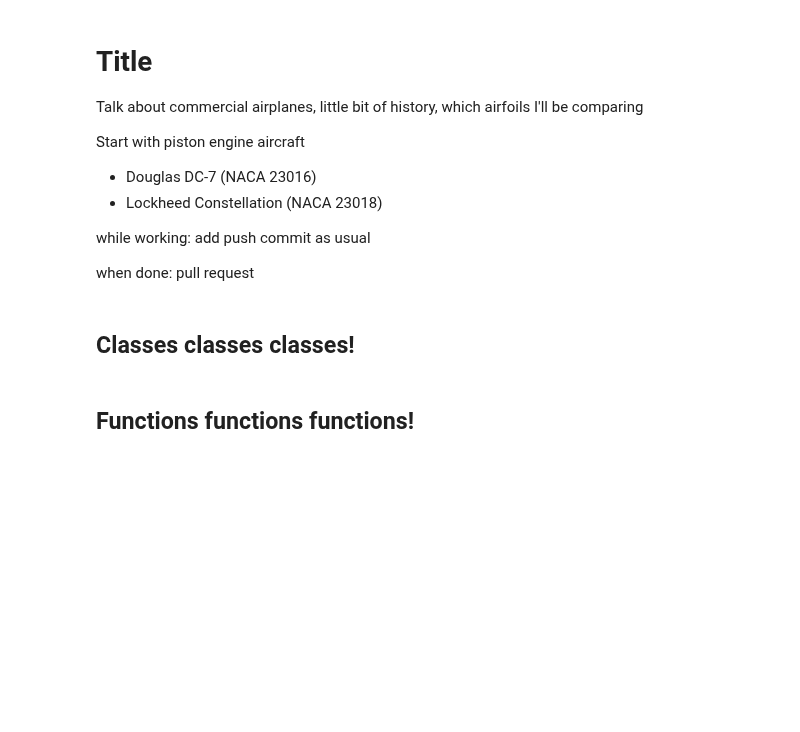
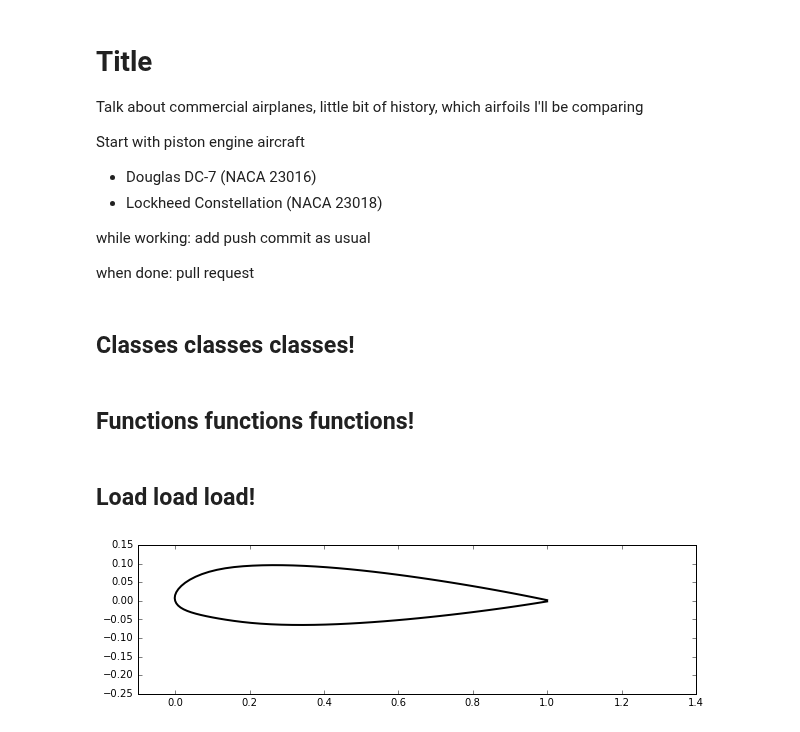
Before and after one commit to barbagroup/AeroPython-studentprojects2017, a Jupyter notebook: leauerbach/FinalProject.ipynb, the cells around one changed output. Drawn from its saved outputs; the diff is of its cells as text; code cells hidden in the pictures; blank space fills up the shorter version.

```diff
--- a/leauerbach/FinalProject.ipynb
+++ b/leauerbach/FinalProject.ipynb
@@ -354,3 +354,16 @@ def compute_pressure_coefficient(panels, freestream):
     """
     for panel in panels:
         panel.cp = 1.0 - (panel.vt/freestream.u_inf)**2
+# %% [markdown]
+## Load load load!
+# %%
+foil1x, foil1y = numpy.loadtxt("Douglas_DC-7.txt",dtype=float,unpack=True)
+# %%
+size = 10
+pyplot.figure(figsize=(size, size))
+pyplot.axis('scaled', adjustable='box')
+pyplot.xlim(-0.1, 1.4)
+pyplot.ylim(-0.25, 0.15)
+pyplot.plot(foil1x, foil1y, color='k', linestyle='-', linewidth=2);
+# %% [output]
+[figure, added]
```
Also changed, not shown: parts of 2 cells of this notebook, 1 other file.
